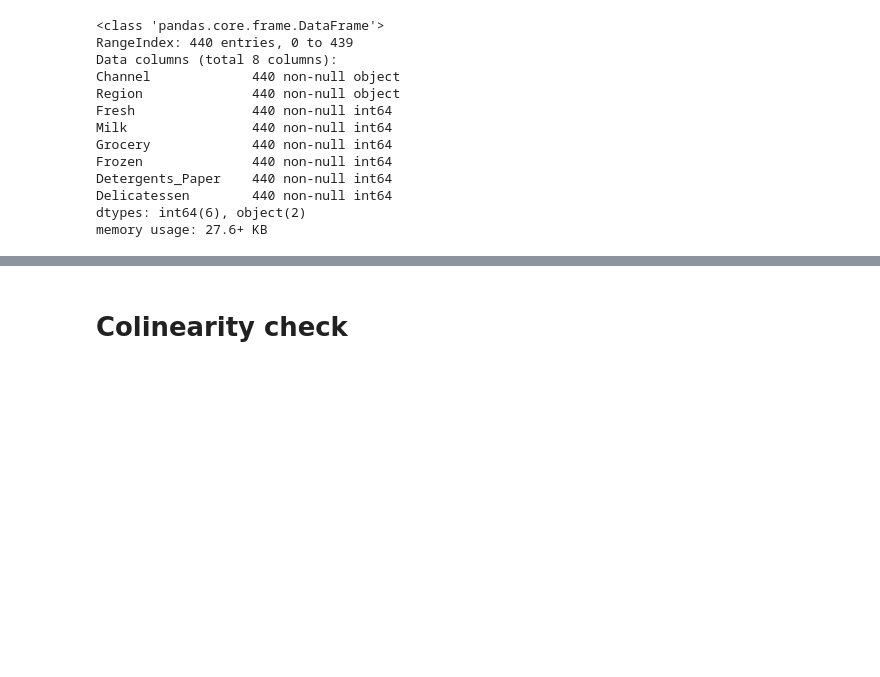
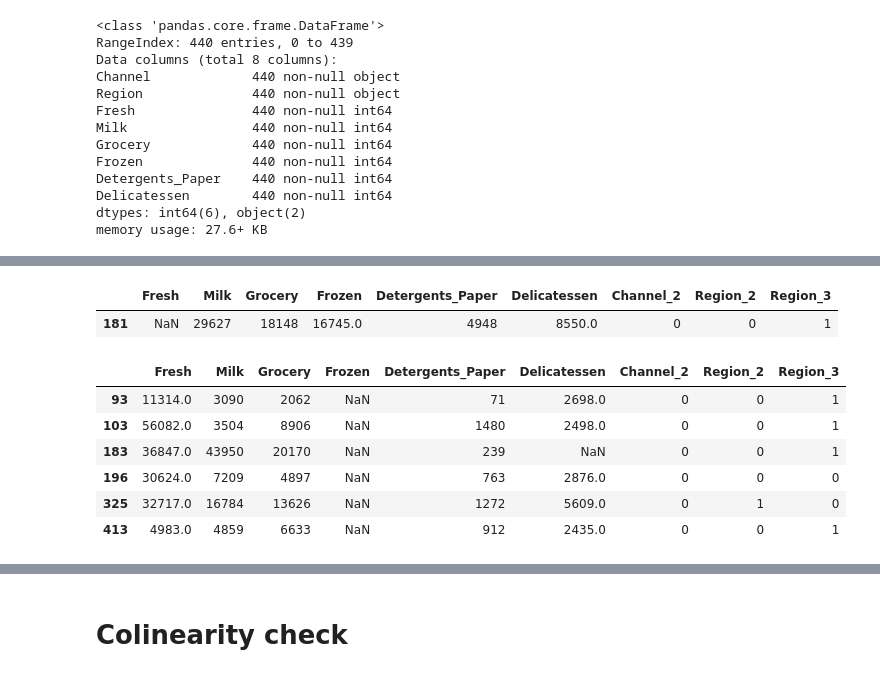
Before and after one commit to adriaferrer/lab-unsupervised-learning, a Jupyter notebook: your-code/main.ipynb, the cells around one changed output, grey strips where cells are left out. Cells and saved outputs as stored; diff of their text form; code cells hidden in the pictures; blank space fills up the shorter version.

```diff
--- a/your-code/main.ipynb
+++ b/your-code/main.ipynb
@@ -106,0 +111,15 @@ customers_dummies.head()
+# %%
+customers_dummies[customers_dummies['Fresh'].isna() == True]
+# %% [output]
+|  | Fresh | Milk | Grocery | Frozen | Detergents_Paper | Delicatessen | Channel_2 | Region_2 | Region_3 |
+| 181 | NaN | 29627 | 18148 | 16745.0 | 4948 | 8550.0 | 0 | 0 | 1 |
+# %%
+customers_dummies[customers_dummies['Frozen'].isna() == True]
+# %% [output]
+|  | Fresh | Milk | Grocery | Frozen | Detergents_Paper | Delicatessen | Channel_2 | Region_2 | Region_3 |
+| 93 | 11314.0 | 3090 | 2062 | NaN | 71 | 2698.0 | 0 | 0 | 1 |
+| 103 | 56082.0 | 3504 | 8906 | NaN | 1480 | 2498.0 | 0 | 0 | 1 |
+| 183 | 36847.0 | 43950 | 20170 | NaN | 239 | NaN | 0 | 0 | 1 |
+| 196 | 30624.0 | 7209 | 4897 | NaN | 763 | 2876.0 | 0 | 0 | 0 |
+| 325 | 32717.0 | 16784 | 13626 | NaN | 1272 | 5609.0 | 0 | 1 | 0 |
+| 413 | 4983.0 | 4859 | 6633 | NaN | 912 | 2435.0 | 0 | 0 | 1 |
```
Also changed, not shown: parts of 20 cells of this notebook.
